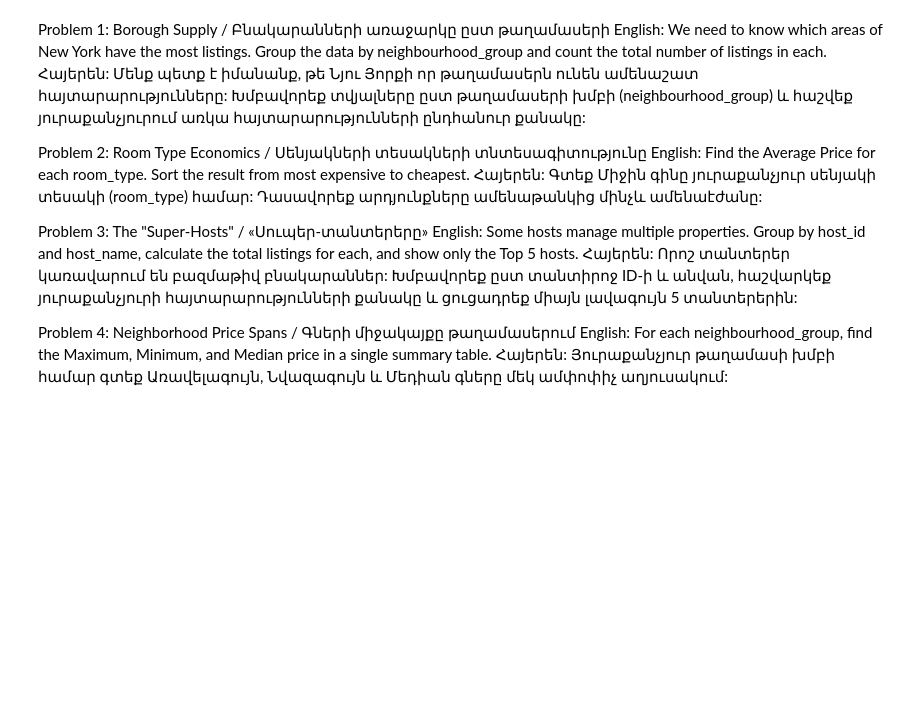
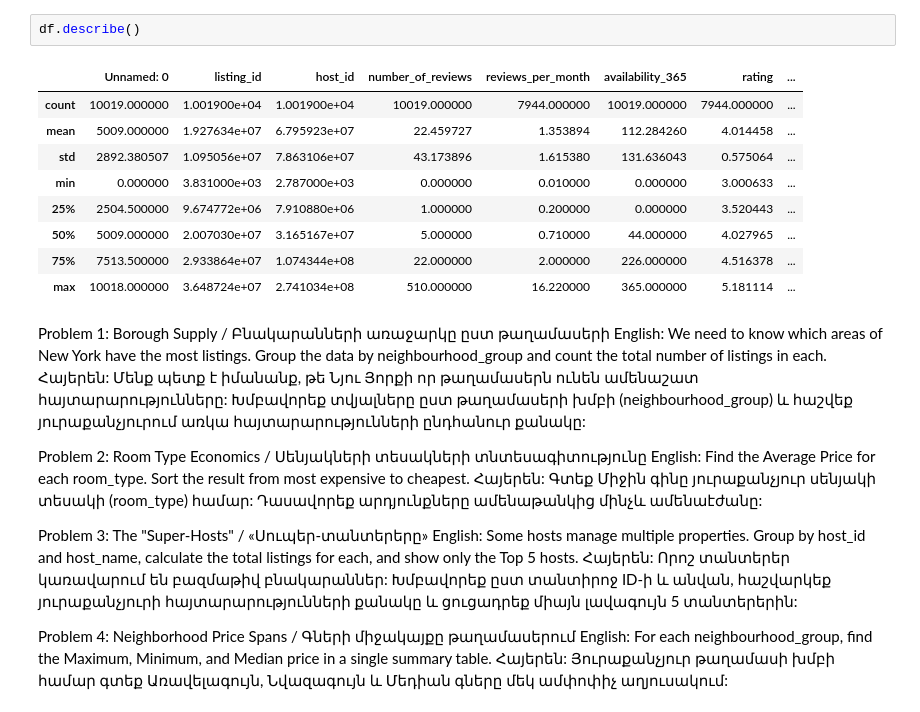
Before and after one commit to iamlajoya21/ml_bootcamp, a Jupyter notebook: Homeworks/homework12.ipynb, the cells around one changed output. Drawn from its saved outputs; the diff is of its cells as text; blank space fills up the shorter version.

```diff
--- a/Homeworks/homework12.ipynb
+++ b/Homeworks/homework12.ipynb
@@ -16,3 +20,15 @@ Dataset loaded with 10019 rows and 17 columns.
+# %%
+df.describe()
+# %% [output]
+|  | Unnamed: 0 | listing_id | host_id | number_of_reviews | reviews_per_month | availability_365 | rating | ... |
+| count | 10019.000000 | 1.001900e+04 | 1.001900e+04 | 10019.000000 | 7944.000000 | 10019.000000 | 7944.000000 | ... |
+| mean | 5009.000000 | 1.927634e+07 | 6.795923e+07 | 22.459727 | 1.353894 | 112.284260 | 4.014458 | ... |
+| std | 2892.380507 | 1.095056e+07 | 7.863106e+07 | 43.173896 | 1.615380 | 131.636043 | 0.575064 | ... |
+| min | 0.000000 | 3.831000e+03 | 2.787000e+03 | 0.000000 | 0.010000 | 0.000000 | 3.000633 | ... |
+| 25% | 2504.500000 | 9.674772e+06 | 7.910880e+06 | 1.000000 | 0.200000 | 0.000000 | 3.520443 | ... |
+| 50% | 5009.000000 | 2.007030e+07 | 3.165167e+07 | 5.000000 | 0.710000 | 44.000000 | 4.027965 | ... |
+| 75% | 7513.500000 | 2.933864e+07 | 1.074344e+08 | 22.000000 | 2.000000 | 226.000000 | 4.516378 | ... |
+| max | 10018.000000 | 3.648724e+07 | 2.741034e+08 | 510.000000 | 16.220000 | 365.000000 | 5.181114 | ... |
 # %% [markdown]
 Problem 1: Borough Supply / Բնակարանների առաջարկը ըստ թաղամասերի
 English: We need to know which areas of New York have the most listings. Group the data by neighbourhood_group and count the total number of listings in each.
```
Also changed, not shown: parts of 24 cells of this notebook, 1 other file.
